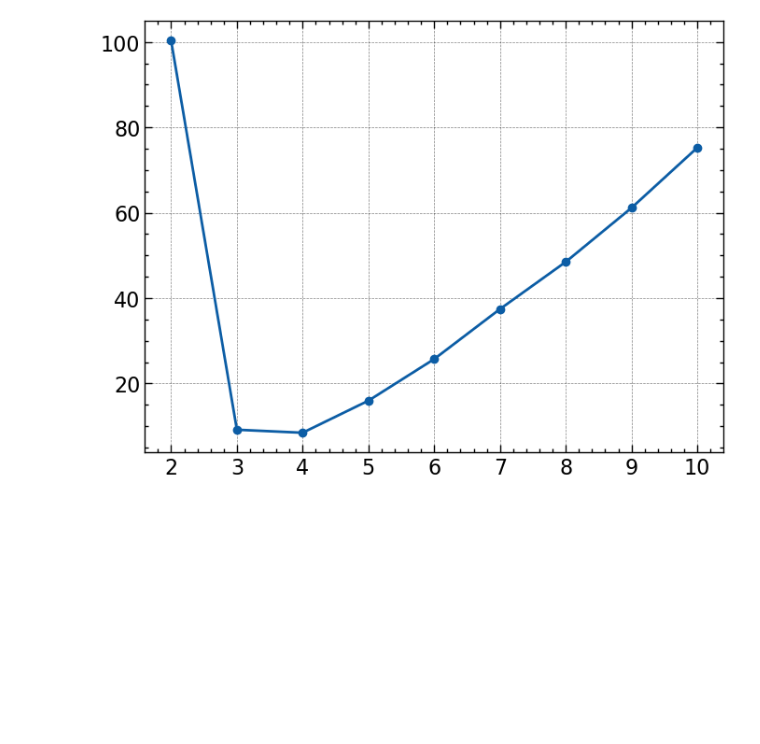
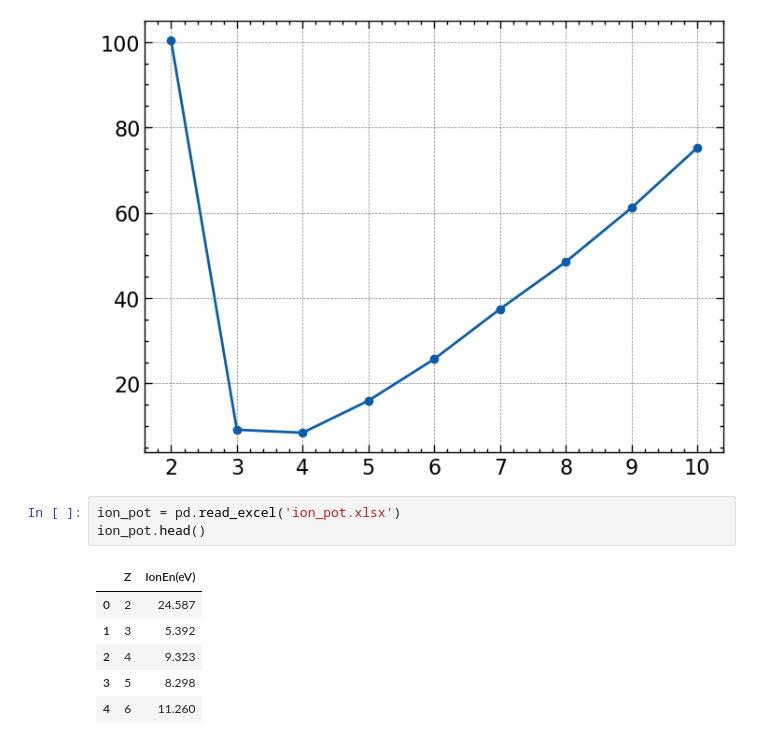
Before and after one commit to zafeirian/Computational-Quantum-Physics, a Jupyter notebook: YFY201-2025-PR1/Final.ipynb, the cells around one changed output. Drawn from its saved outputs; the diff is of its cells as text; blank space fills up the shorter version.

```diff
--- a/YFY201-2025-PR1/Final.ipynb
+++ b/YFY201-2025-PR1/Final.ipynb
@@ -143,3 +193,13 @@ plt.show()
 [figure]
 [figure]
 [figure]
+# %%
+ion_pot = pd.read_excel('ion_pot.xlsx')
+ion_pot.head()
+# %% [output]
+|  | Z | IonEn(eV) |
+| 0 | 2 | 24.587 |
+| 1 | 3 | 5.392 |
+| 2 | 4 | 9.323 |
+| 3 | 5 | 8.298 |
+| 4 | 6 | 11.260 |
```
Also changed, not shown: parts of 6 cells of this notebook.
